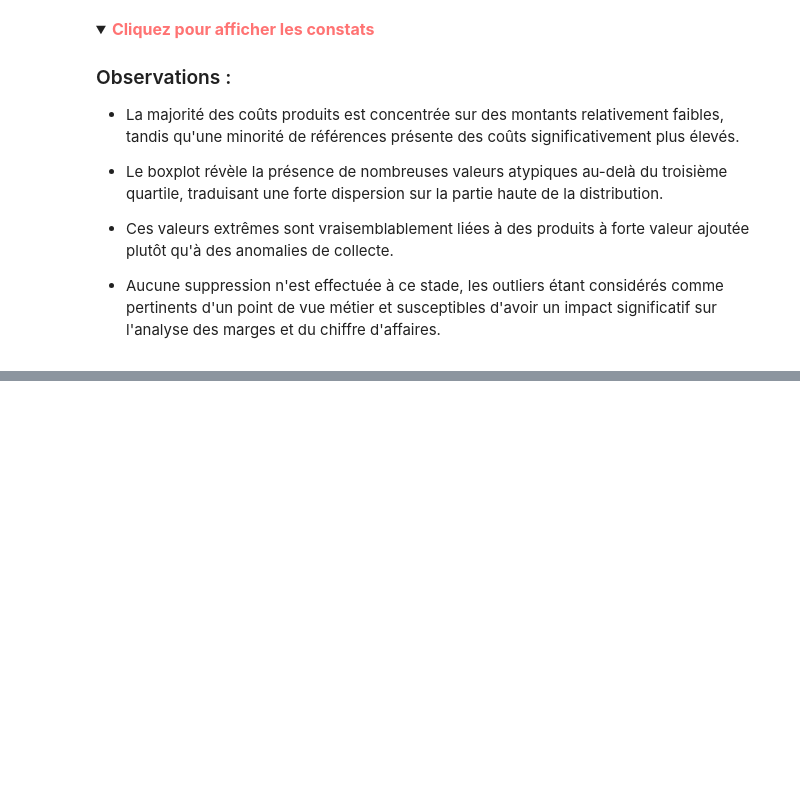
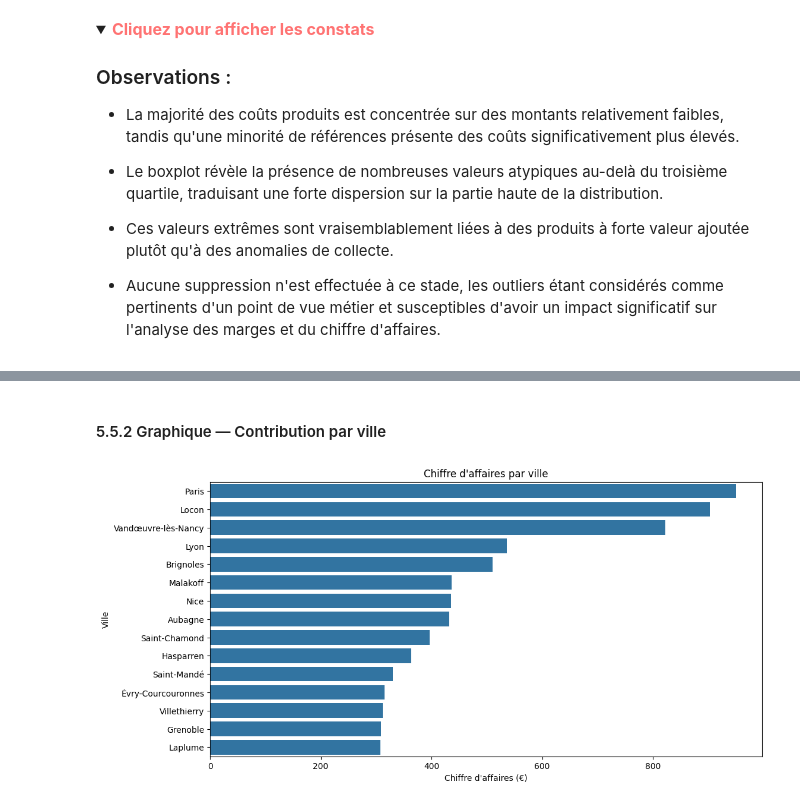
Before and after one commit to fko-data-sport/thelook-da-projet, a Jupyter notebook: notebooks/01_EDA_python.ipynb, the cells around one changed output, grey strips where cells are left out. Cells and saved outputs as stored; diff of their text form; code cells hidden in the pictures; folded sections open; blank space fills up the shorter version.

```diff
--- a/notebooks/01_EDA_python.ipynb
+++ b/notebooks/01_EDA_python.ipynb
@@ -709,0 +952,13 @@ plt.show()
+# %%
+# Calcul du chiffre d'affaires par ville
+ca_city = (
+    df_sales
+    .groupby("city")["sale_price"]
+    .sum()
+    .reset_index()
+    .rename(columns={"sale_price": "chiffre_affaires"})
+    .sort_values(by="chiffre_affaires", ascending=False)
+)
+
+# Affichage des 10 premières villes
+ca_city.head(10)
@@ -709,0 +977,24 @@ plt.show()
+# %% [markdown]
+#### 5.5.2 Graphique — Contribution par ville
+# %%
+# Taille du graphique
+plt.figure(figsize=(12,6))
+
+# Création du graphique
+sns.barplot(
+    data=ca_city.head(15),
+    x="chiffre_affaires",
+    y="city"
+)
+
+# Ajout du titre
+plt.title("Chiffre d'affaires par ville")
+
+# Ajout des labels des axes
+plt.xlabel("Chiffre d'affaires (€)")
+plt.ylabel("Ville")
+
+# Affichage du graphe
+plt.show()
+# %% [output]
+[figure, added]
```
Also changed, not shown: parts of 54 cells of this notebook.
